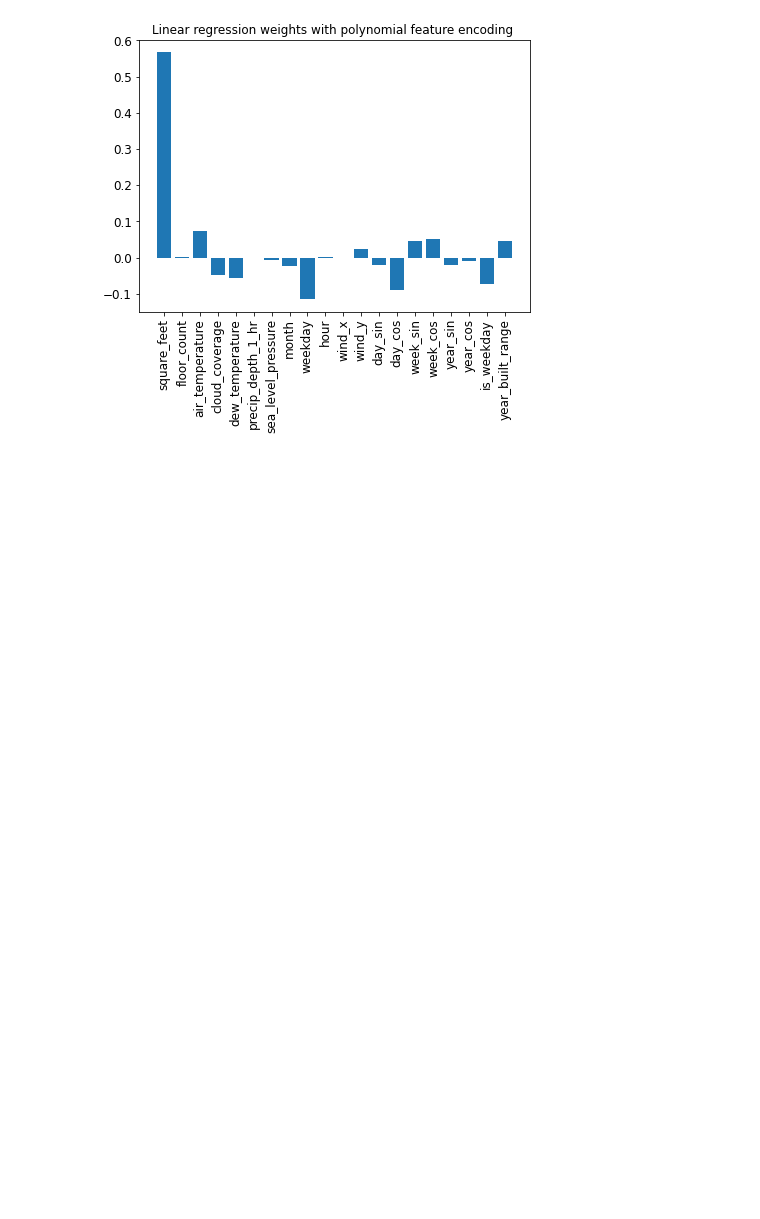
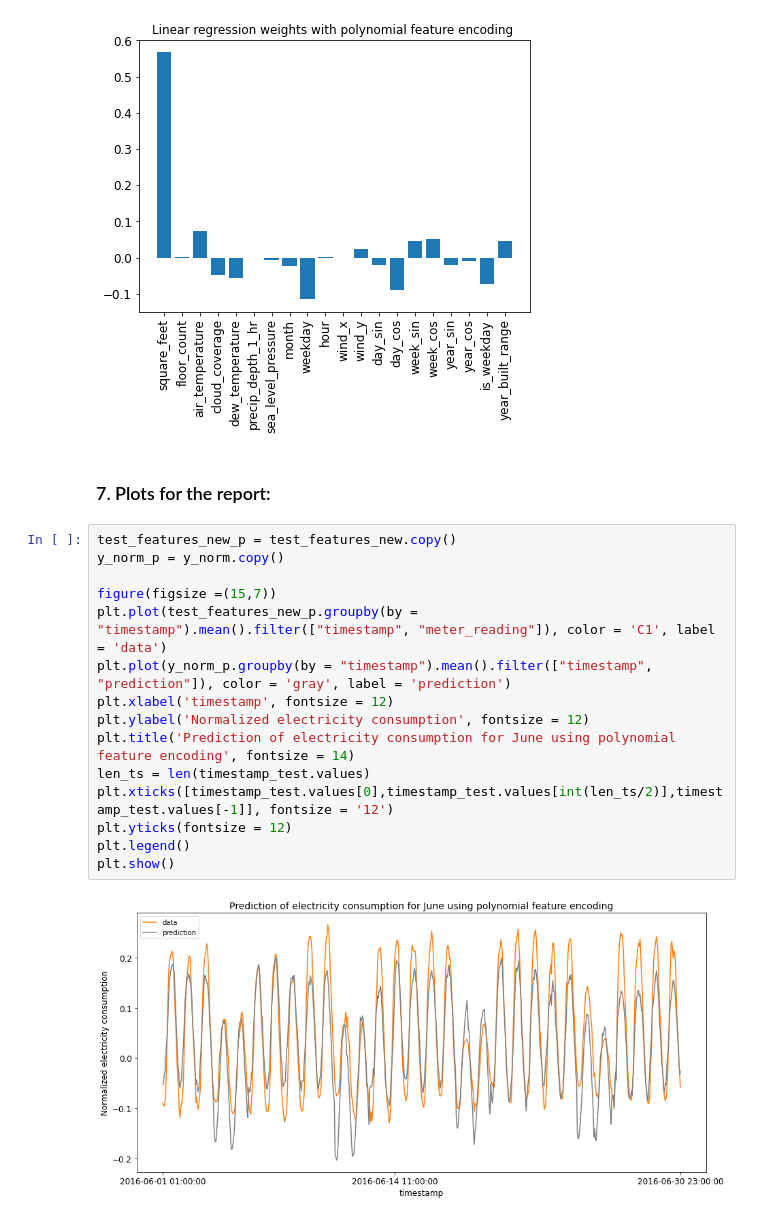
Before and after one commit to TamaraSumarac/6.862_MachineLearningProject, a Jupyter notebook: BuildingEnergyConsumption/Code/Development_LinearRegression.ipynb, the cells around one changed output. Cells and saved outputs as stored; diff of their text form; blank space fills up the shorter version.

Commit message:
More descriptive code + figrue for the report

```diff
--- a/BuildingEnergyConsumption/Code/Development_LinearRegression.ipynb
+++ b/BuildingEnergyConsumption/Code/Development_LinearRegression.ipynb
@@ -1121,3 +1121,22 @@ plot_test_and_prediction(test_data, timestamp_test, linear_regression_model, fea
 plot_linear_regression_weights(train_data,linear_regression_model, feature_encoding = 'polynomial')
 # %% [output]
 [figure]
+# %% [markdown]
+### 7. Plots for the report:
+# %%
+test_features_new_p = test_features_new.copy()
+y_norm_p = y_norm.copy()
+
+figure(figsize =(15,7))
+plt.plot(test_features_new_p.groupby(by = "timestamp").mean().filter(["timestamp", "meter_reading"]), color = 'C1', label = 'data')
+plt.plot(y_norm_p.groupby(by = "timestamp").mean().filter(["timestamp", "prediction"]), color = 'gray', label = 'prediction')
+plt.xlabel('timestamp', fontsize = 12)
+plt.ylabel('Normalized electricity consumption', fontsize = 12)
+plt.title('Prediction of electricity consumption for June using polynomial feature encoding', fontsize = 14)
+len_ts = len(timestamp_test.values)
+plt.xticks([timestamp_test.values[0],timestamp_test.values[int(len_ts/2)],timestamp_test.values[-1]], fontsize = '12')
+plt.yticks(fontsize = 12)
+plt.legend()
+plt.show()
+# %% [output]
+[figure, added]
```
Also changed, not shown: parts of 14 cells of this notebook, 2 other files.
